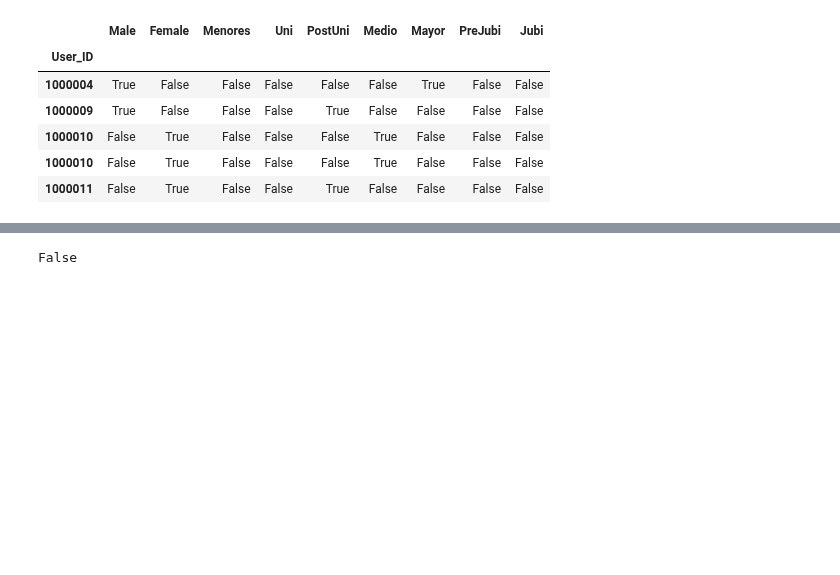
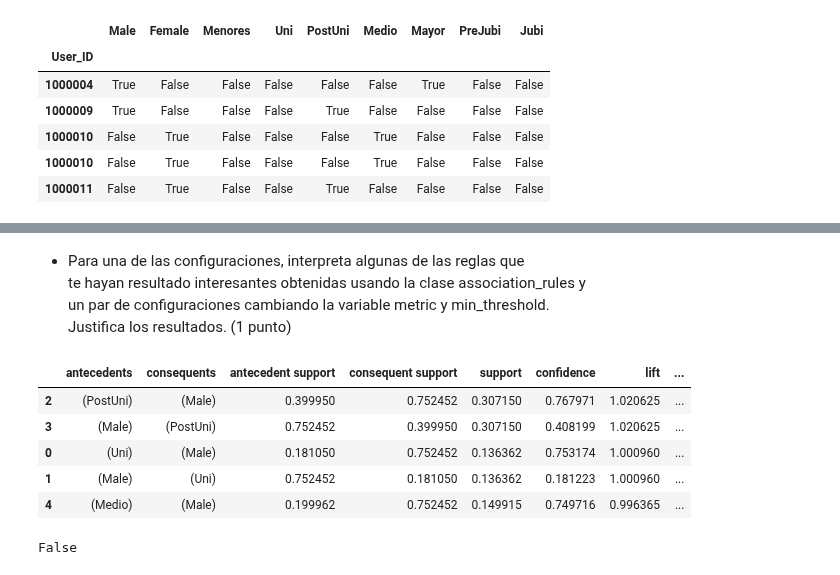
Before and after one commit to javierarteagapuell/deeplearning, a Jupyter notebook: Prac2Ej1.ipynb, the cells around one changed output, grey strips where cells are left out. Saved outputs shown, nothing was run; the diff lists cells and outputs as text; code cells hidden in the pictures; blank space fills up the shorter version.

```diff
--- a/Prac2Ej1.ipynb
+++ b/Prac2Ej1.ipynb
@@ -155,4 +210,23 @@ rules_maximales
 Name: support, dtype: float64
+# %% [markdown]
+-   Para   una   de   las   configuraciones,   interpreta   algunas   de   las   reglas
+  que
+  te   hayan   resultado   interesantes
+obtenidas   usando   la   clase  association_rules  y
+un   par   de   configuraciones   cambiando   la   variable  metric  y
+min_threshold.
+Justifica los resultados. (1 punto)
+# %%
+rules = association_rules(frequent_itemsets, metric='lift', min_threshold=0.4)
+rules_sort = rules.sort_values(by=['lift'], ascending=False)
+rules_sort.head()
+# %% [output]
+|  | antecedents | consequents | antecedent support | consequent support | support | confidence | lift | ... |
+| 2 | (PostUni) | (Male) | 0.399950 | 0.752452 | 0.307150 | 0.767971 | 1.020625 | ... |
+| 3 | (Male) | (PostUni) | 0.752452 | 0.399950 | 0.307150 | 0.408199 | 1.020625 | ... |
+| 0 | (Uni) | (Male) | 0.181050 | 0.752452 | 0.136362 | 0.753174 | 1.000960 | ... |
+| 1 | (Male) | (Uni) | 0.752452 | 0.181050 | 0.136362 | 0.181223 | 1.000960 | ... |
+| 4 | (Medio) | (Male) | 0.199962 | 0.752452 | 0.149915 | 0.749716 | 0.996365 | ... |
 # %%
 any(rules.duplicated())
 # %% [output]
```
Also changed, not shown: parts of 26 cells of this notebook.
